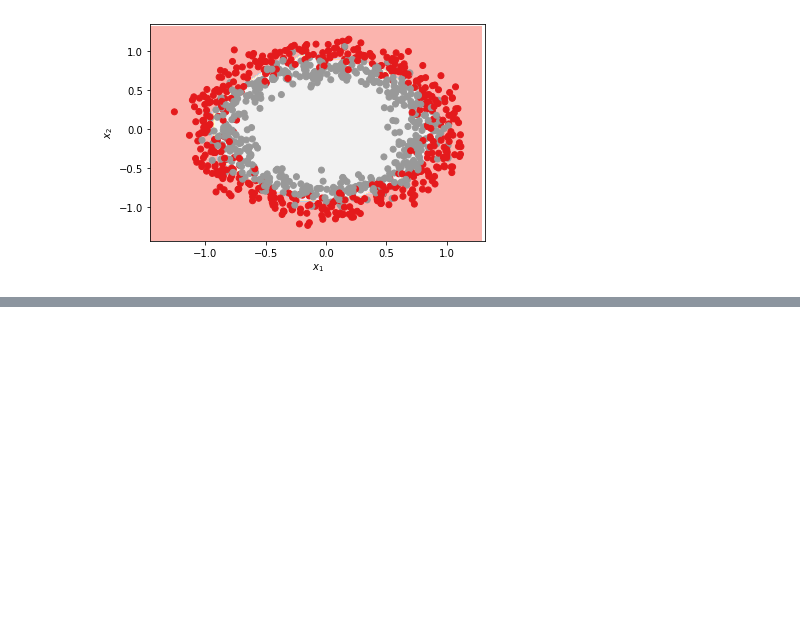
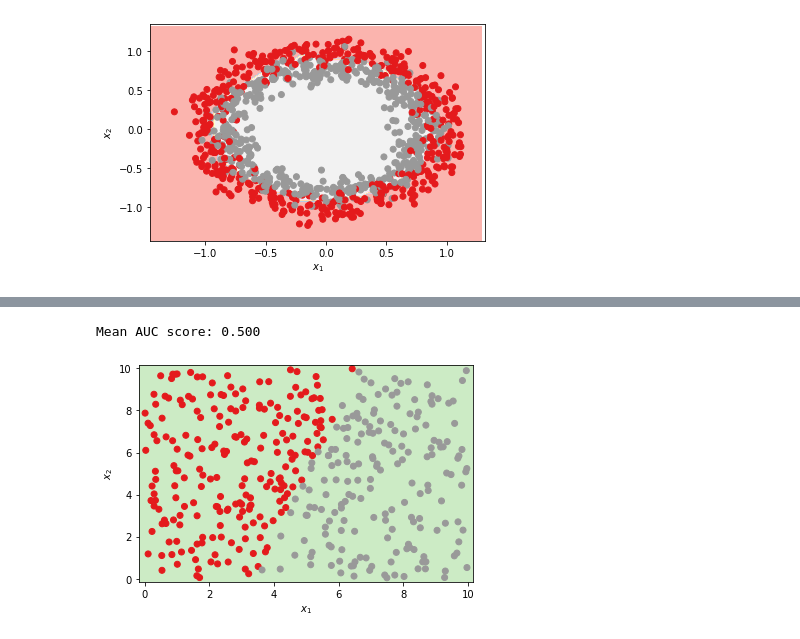
Before and after one commit to MBorgesT/ML_Assignment, a Jupyter notebook: matheus_draft.ipynb, the cells around one changed output, grey strips where cells are left out. Cells and saved outputs as stored; diff of their text form; code cells hidden in the pictures; blank space fills up the shorter version.

```diff
--- a/matheus_draft.ipynb
+++ b/matheus_draft.ipynb
@@ -220,0 +226,9 @@ The classifier boundary can't be plotted because the dataset has more than 2 dim
+# %%
+model = k.Sequential()
+init = k.initializers.RandomUniform(minval=-1, maxval=0)
+model.add(k.layers.Dense(12, input_dim=2, activation='relu', kernel_initializer=init))
+model.add(k.layers.Dense(12, activation='relu', kernel_initializer=init))
+model.add(k.layers.Dense(1, activation='sigmoid', kernel_initializer=init))
+
+test_keras_model(model, X, y)
+# %% [output]
@@ -220,0 +239,2 @@ The classifier boundary can't be plotted because the dataset has more than 2 dim
+Mean AUC score: 0.500
+[figure, added]
```
Also changed, not shown: parts of 24 cells of this notebook, 2 other files.
